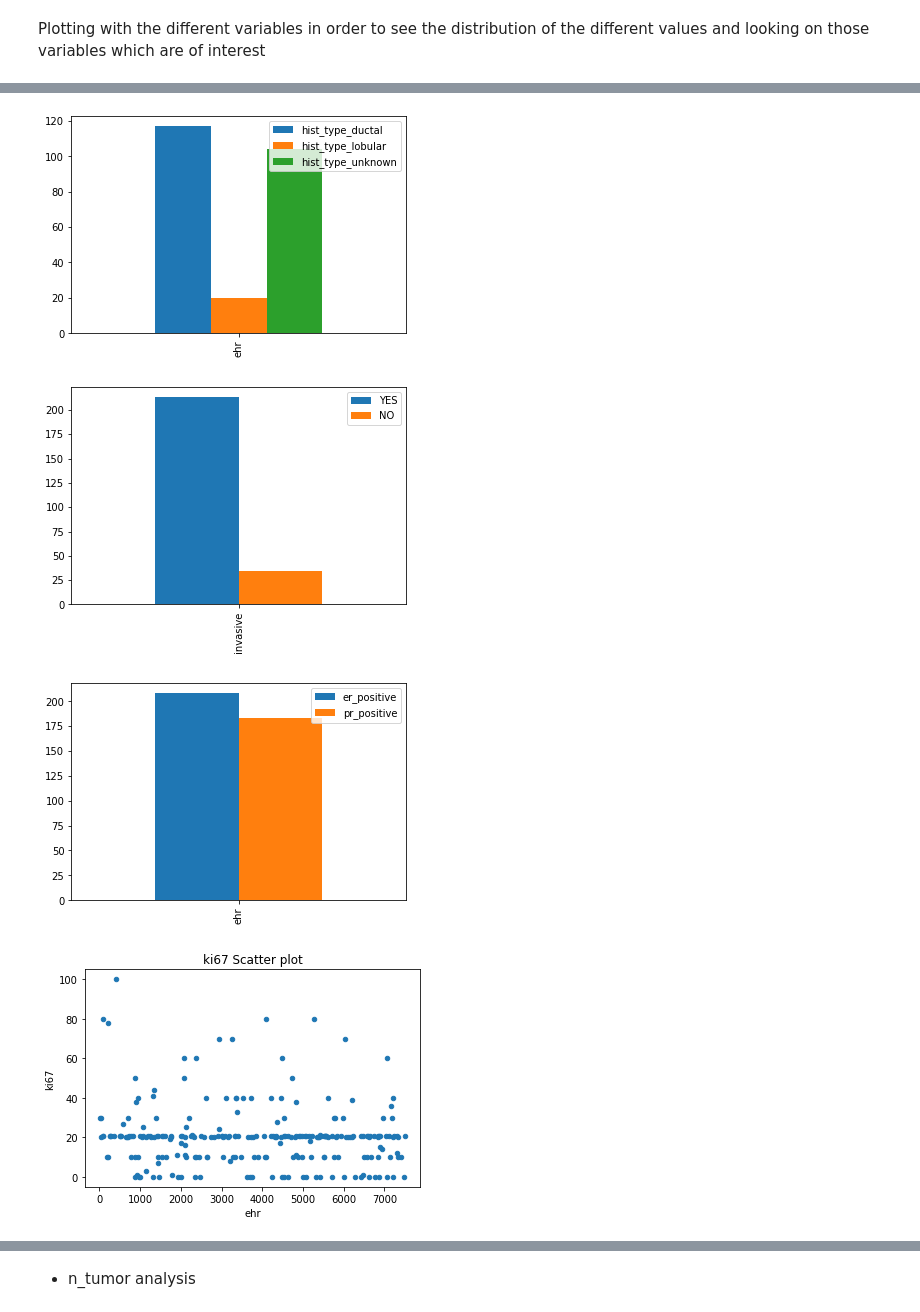
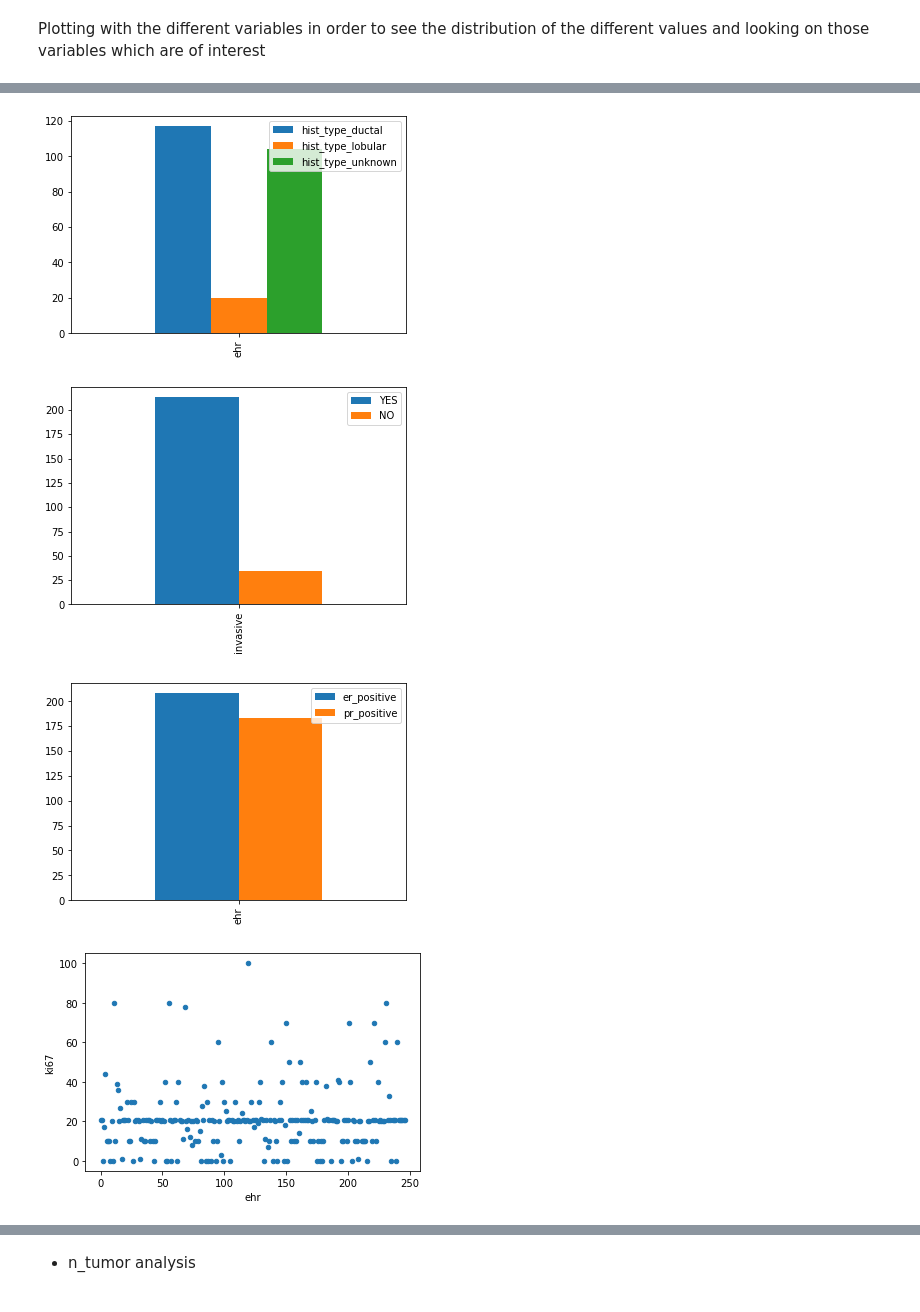
Before and after one commit to GNajeral/Data-Process, a Jupyter notebook: Second_Assignment/data_analysis.ipynb, the cells around one changed output, grey strips where cells are left out. Cells and saved outputs as stored; diff of their text form; code cells hidden in the pictures.

```diff
--- a/Second_Assignment/data_analysis.ipynb
+++ b/Second_Assignment/data_analysis.ipynb
@@ -24,10 +34,8 @@ Plotting with the different variables in order to see the distribution of the di
 # %%
 df_preprocessed_def = pd.read_excel("output_def_preprocess.xlsx")
 # %%
-# Bar plot of sides of the tumors
-arr = [[df_preprocessed_def['side_left'].astype(int).sum(),
-        df_preprocessed_def['side_right'].astype(int).sum(),
-        df_preprocessed_def['side_unknown'].astype(int).sum()]]
+# Bar plot of sides of the tumours
+arr = [[df_preprocessed_def['side_left'].astype(int).sum(),df_preprocessed_def['side_right'].astype(int).sum(),df_preprocessed_def['side_unknown'].astype(int).sum()]]
 
 # converting the array to DF
 df_aux = pd.DataFrame(arr,
@@ -36,13 +44,10 @@ df_aux = pd.DataFrame(arr,
 
 print(df_aux)
 df_aux.plot.bar()
-print()
 
 
-# Bar plot of the grades of the tumors
-arr = [[df_preprocessed_def['grade_1.0'].astype(int).sum(),
-        df_preprocessed_def['grade_2.0'].astype(int).sum(),
-        df_preprocessed_def['grade_3.0'].astype(int).sum()]]
+# Bar plot of the grades of the tumours
+arr = [[df_preprocessed_def['grade_1.0'].astype(int).sum(),df_preprocessed_def['grade_2.0'].astype(int).sum(),df_preprocessed_def['grade_3.0'].astype(int).sum()]]
 
 # converting the array to DF
 df_aux = pd.DataFrame(arr,
@@ -51,13 +56,10 @@ df_aux = pd.DataFrame(arr,
 
 print(df_aux)
 df_aux.plot.bar()
-print()
 
 
-# Bar plot of the hist_type of the tumors
-arr = [[df_preprocessed_def['hist_type_ductal'].astype(int).sum(),
-        df_preprocessed_def['hist_type_lobular'].astype(int).sum(),
-        df_preprocessed_def['hist_type_unknown'].astype(int).sum()]]
+# Bar plot of the hist_type of the tumours
+arr = [[df_preprocessed_def['hist_type_ductal'].astype(int).sum(),df_preprocessed_def['hist_type_lobular'].astype(int).sum(),df_preprocessed_def['hist_type_unknown'].astype(int).sum()]]
 
 # converting the array to DF
 df_aux = pd.DataFrame(arr,
@@ -66,12 +68,11 @@ df_aux = pd.DataFrame(arr,
 
 print(df_aux)
 df_aux.plot.bar()
-print()
 
 
-# Bar plot of the invasive tumors
-arr = [[df_preprocessed_def['invasive'].astype(int).sum(),
-        (df_preprocessed_def['invasive'].shape[0] - df_preprocessed_def['invasive'].astype(int).sum())]]
+
+# Bar plot of the invasive tumours
+arr = [[df_preprocessed_def['invasive'].astype(int).sum(), (df_preprocessed_def['invasive'].shape[0] - df_preprocessed_def['invasive'].astype(int).sum())]]
 
 # converting the array to DF
 df_aux = pd.DataFrame(arr,
@@ -80,12 +81,10 @@ df_aux = pd.DataFrame(arr,
 
 print(df_aux)
 df_aux.plot.bar()
-print()
 
 
 # Bar plot of the er_positive, pr_positive
-arr = [[df_preprocessed_def['er_positive'].astype(int).sum(),
-        df_preprocessed_def['pr_positive'].astype(int).sum()]]
+arr = [[df_preprocessed_def['er_positive'].astype(int).sum(), df_preprocessed_def['pr_positive'].astype(int).sum()]]
 
 # converting the array to DF
 df_aux = pd.DataFrame(arr,
@@ -94,25 +93,40 @@ df_aux = pd.DataFrame(arr,
 
 print(df_aux)
 df_aux.plot.bar()
-print()
+
 
 # Scatter plot of the ki67
+df_preprocessed_def['ehr'] = df_preprocessed_def.index
 print(df_preprocessed_def.loc[:, ['ki67', 'ehr']])
+
+#df_preprocessed_def.loc[:, ['ki67']].plot()
 
 df_preprocessed_def.loc[:, ['ki67', 'ehr']].plot(kind='scatter',    # kind of plot to show
         x='ehr',
-        y='ki67',
-        title='ki67 Scatter plot'
+        y='ki67'
+       )
+
+# Box plot of the ki67
+df_preprocessed_def['ehr'] = df_preprocessed_def.index
+print(df_preprocessed_def.loc[:, ['ki67', 'ehr']])
+
+#df_preprocessed_def.loc[:, ['ki67']].plot()
+
+df_preprocessed_def.loc[:, ['ki67', 'ehr']].plot(kind='box',    # kind of plot to show
+        x='ehr',
+        y='ki67'
        )
 
 
 # Box plot of the ki67
+df_preprocessed_def['ehr'] = df_preprocessed_def.index
+print(df_preprocessed_def.loc[:, ['ki67', 'ehr']])
+
 df_preprocessed_def.loc[:, ['ki67', 'ehr']].plot(kind='box',    # kind of plot to show
         x='ehr',
         y='ki67',
-        title='ki67 Box plot'
+        title='ki67'
        )
-
 
 # Box plot of the menarche_age, menopause_age
 print(df_preprocessed_def.loc[:, ['menopause_age', 'menarche_age', 'ehr']])
@@ -120,37 +134,28 @@ print(df_preprocessed_def.loc[:, ['menopause_age', 'menarche_age', 'ehr']])
 df_preprocessed_def.loc[:, ['menopause_age', 'menarche_age', 'ehr']].plot(kind='box',    # kind of plot to show
         x='ehr',
         y=['menarche_age', 'menopause_age'],
-        title='menarche_age and menopause_age Box plot'
+        title='menopause_age'
        )
 
-
 # Pregnancy analysis
-print(df_preprocessed_def.loc[:, ['pregnancy', 'ehr']])
-
 df_preprocessed_def.loc[:, ['pregnancy', 'ehr']].plot(kind='box',    # kind of plot to show
         x='ehr',
         y='pregnancy',
-        title='pregnancy Box plot'
+        title='pregnancy'
        )
 
-
 # Abort analysis
-print(df_preprocessed_def.loc[:, ['abort', 'ehr']])
-
 df_preprocessed_def.loc[:, ['abort', 'ehr']].plot(kind='box',    # kind of plot to show
         x='ehr',
         y='abort',
-        title='abort Box plot'
+        title='abort'
        )
 
-
 # Birth analysis
-print(df_preprocessed_def.loc[:, ['birth', 'ehr']])
-
 df_preprocessed_def.loc[:, ['birth', 'ehr']].plot(kind='box',    # kind of plot to show
         x='ehr',
         y='birth',
-        title='birth Box plot'
+        title='birth'
        )
 
 df_birth = pd.DataFrame(df_preprocessed_def.groupby(['birth'])['ehr'].count())
@@ -159,21 +164,25 @@ print(df_birth)
 df_birth.plot(kind = 'barh',
          title = 'Birth Horizontal Bar Analysis')
 
-
 # Caesarean analysis
+print(df_preprocessed_def.groupby(['caesarean'])['ehr'].count())
 pd.DataFrame(df_preprocessed_def.groupby(['caesarean'])['ehr'].count()).plot(kind = 'barh',
-                                                                              title = 'Caesarean Horizontal Bar')
+                                                                              title = 'Caesarean Horizontal Bar Analysis')
 
 pd.DataFrame(df_preprocessed_def.groupby(['caesarean'])['ehr'].count()).plot(kind = 'box',
-                                                                              title = 'Caesarean Box plot')
+                                                                              title = 'Caesarean Box Analysis')
 
 
-# age_diagnosed analysis
+# 'age_diagnosed' analysis
+print(df_preprocessed_def.groupby(['age_diagnosed'])['ehr'].count())
 pd.DataFrame(df_preprocessed_def.groupby(['age_diagnosed'])['ehr'].count()).plot(kind = 'barh',
-                                                                              title = 'age_diagnosed Horizontal Bar')
+                                                                              title = 'age_diagnosed Horizontal Bar Analysis')
 
 pd.DataFrame(df_preprocessed_def['age_diagnosed']).plot(kind = 'box',
-                                                         title = 'age_diagnosed Box plot')
+                                                         title = 'age_diagnosed Box Analysis')
+
+
+age_diagnosed_df = pd.DataFrame(df_preprocessed_def.groupby(['age_diagnosed'])['ehr'].count())
 # %% [output]
      side_left  side_right  side_unkwnown
 ehr          7           7            233
@@ -213,6 +204,6 @@ invasive  213  34
 [figure]
 [figure]
 [figure]
 [figure]
 [figure]
-[figure, old version]
+[figure, new version]
```
Also changed, not shown: parts of 29 cells of this notebook, 2 other files.
